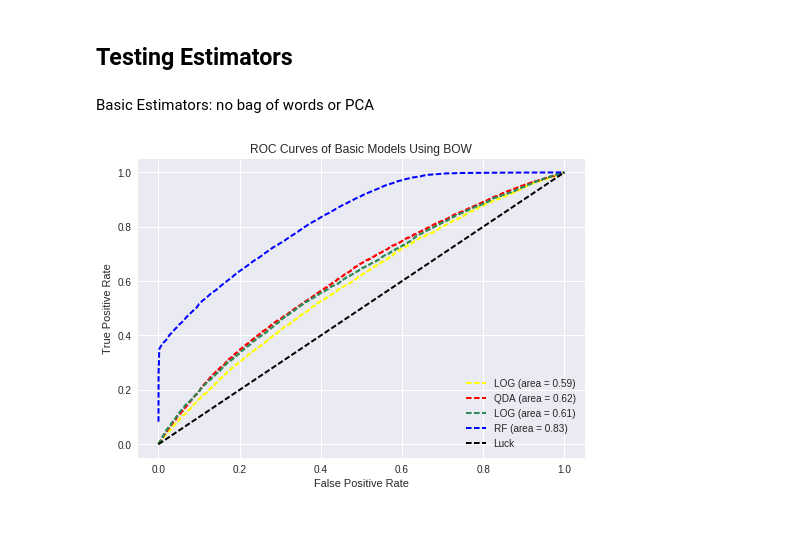
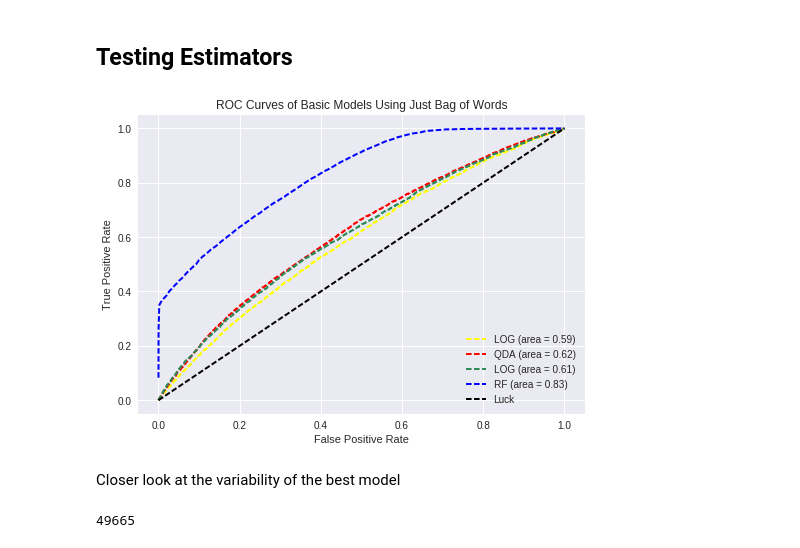
Before and after one commit to jcharit1/Amazon-Fine-Foods-Reviews, a Jupyter notebook: code/model_building_part_2.ipynb, the cells around one changed output. Cells and saved outputs as stored; diff of their text form; code cells hidden in the pictures.

```diff
--- a/code/model_building_part_2.ipynb
+++ b/code/model_building_part_2.ipynb
@@ -175,8 +175,6 @@ nb_clf_est_b=joblib.load('./other_output/bow/nb_clf_est_b.pkl')
 qda_clf_est_b=joblib.load('./other_output/bow/qda_clf_est_b.pkl')
 log_clf_est_b=joblib.load('./other_output/bow/log_clf_est_b.pkl')
 rf_clf_est_b=joblib.load('./other_output/bow/rf_clf_est_b.pkl')
-# %% [markdown]
-Basic Estimators: no bag of words or PCA
 # %%
 nb_fpr, nb_tpr, _ = roc_curve(y_test,
                     nb_clf_est_b.predict_proba(X_test)[:,1])
@@ -196,26 +194,28 @@ rf_roc_auc = auc(rf_fpr, rf_tpr)
 # %%
 plt.plot(nb_fpr, nb_tpr, color='yellow', linestyle='--',
          label='LOG (area = %0.2f)' % nb_roc_auc, lw=2)
 
 plt.plot(qda_fpr, qda_tpr, color='red', linestyle='--',
          label='QDA (area = %0.2f)' % qda_roc_auc, lw=2)
 
 plt.plot(log_fpr, log_tpr, color='seagreen', linestyle='--',
          label='LOG (area = %0.2f)' % log_roc_auc, lw=2)
 
 plt.plot(rf_fpr, rf_tpr, color='blue', linestyle='--',
          label='RF (area = %0.2f)' % rf_roc_auc, lw=2)
 
 plt.plot([0, 1], [0, 1], linestyle='--', lw=2, color='k',
          label='Luck')
 
 plt.xlim([-0.05, 1.05])
 plt.ylim([-0.05, 1.05])
 plt.xlabel('False Positive Rate')
 plt.ylabel('True Positive Rate')
-plt.title('ROC Curves of Basic Models Using BOW')
+plt.title('ROC Curves of Basic Models Using Just Bag of Words')
 plt.legend(loc="lower right")
 plt.savefig('./plots/ROC_Basic_BOW.png', bbox_inches='tight')
 plt.show()
 # %% [output]
-[figure, old version]
+[figure, new version]
+# %% [markdown]
+Closer look at the variability of the best model
@@ -221,0 +224,4 @@ plt.show()
+# %%
+len(y_test) #the sample is large enough that we can get away with 5% draws
+# %% [output]
+49665
```
Also changed, not shown: parts of 9 cells of this notebook, 8 other files.
